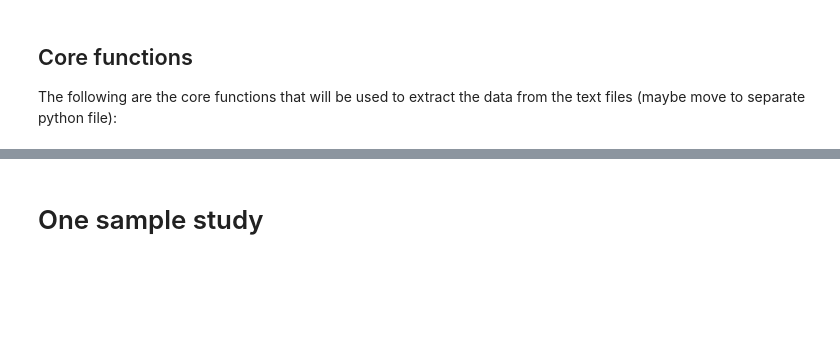
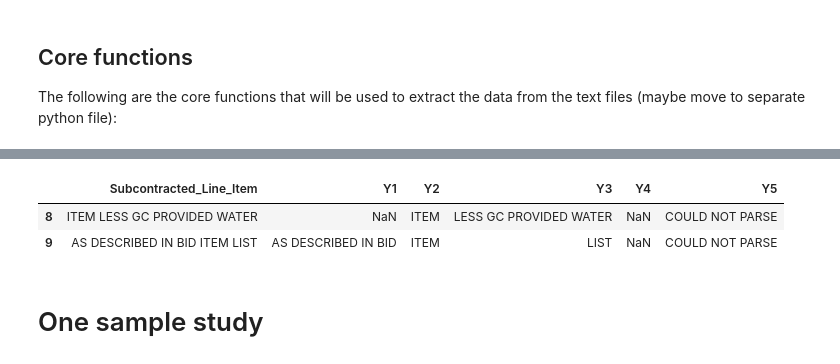
Before and after one commit to nesaboz/caltrans_data_extraction, a Jupyter notebook: main.ipynb, the cells around one changed output, grey strips where cells are left out. Cells and saved outputs as stored; diff of their text form; code cells hidden in the pictures; blank space fills up the shorter version.

```diff
--- a/main.ipynb
+++ b/main.ipynb
@@ -263,3 +336,10 @@ def read_file(filepath: str):
+# %%
+df_outlier = df[df['PARSED_5'] == COULD_NOT_PARSE]
+df_outlier
+# %% [output]
+|  | Subcontracted_Line_Item | Y1 | Y2 | Y3 | Y4 | Y5 |
+| 8 | ITEM LESS GC PROVIDED WATER | NaN | ITEM | LESS GC PROVIDED WATER | NaN | COULD NOT PARSE |
+| 9 | AS DESCRIBED IN BID ITEM LIST | AS DESCRIBED IN BID | ITEM | LIST | NaN | COULD NOT PARSE |
 # %% [markdown]
 # One sample study
 # %%
```
Also changed, not shown: parts of 14 cells of this notebook, 1 other file.
